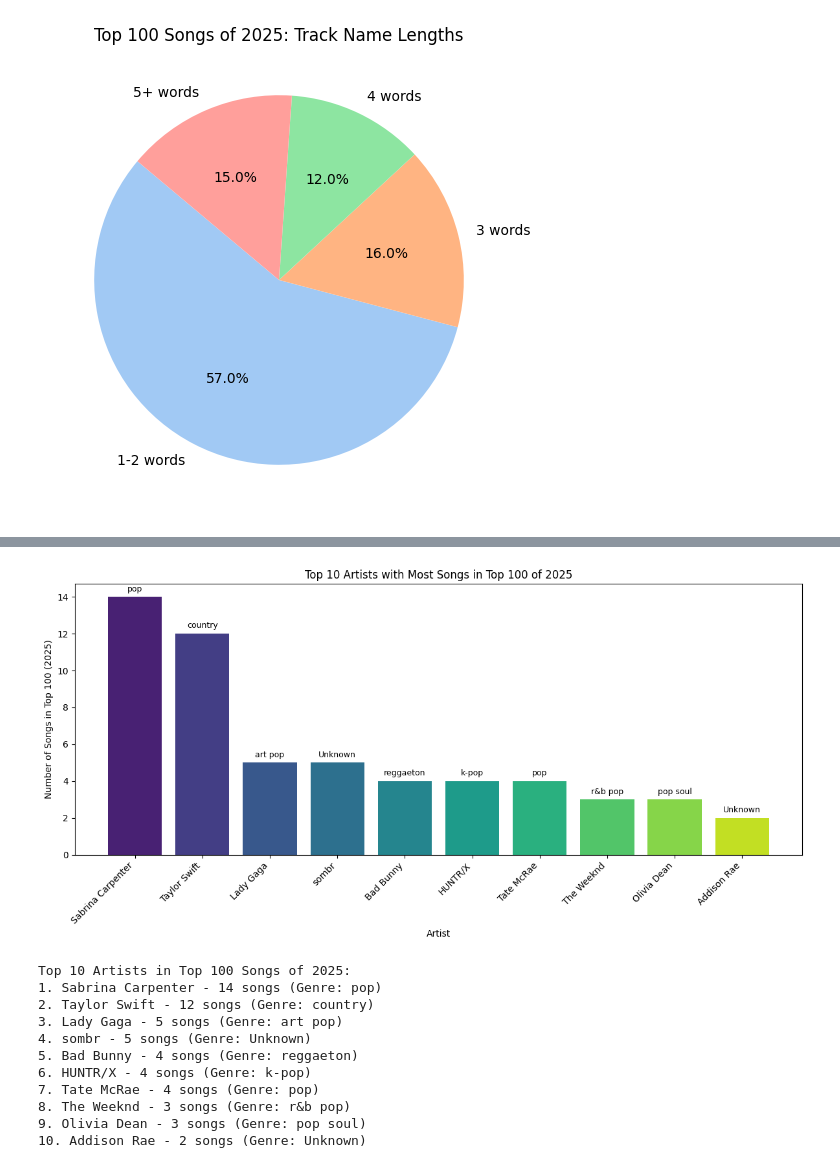
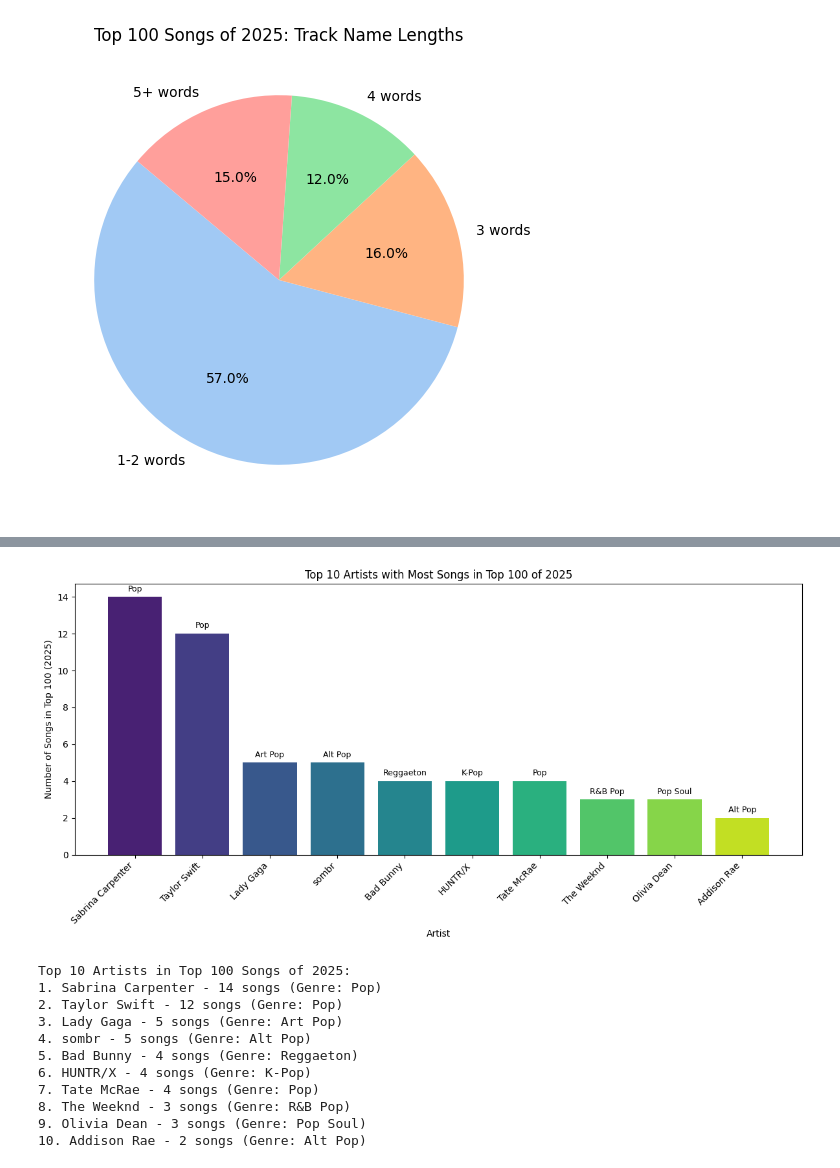
Before and after one commit to carlosdrevins1/Project-Programming-1, a Jupyter notebook: official work space for spotify data set.ipynb, the cells around one changed output, grey strips where cells are left out. Saved outputs shown, nothing was run; the diff lists cells and outputs as text; code cells hidden in the pictures.

```diff
--- a/official work space for spotify data set.ipynb
+++ b/official work space for spotify data set.ipynb
@@ -81,11 +55,0 @@ plt.show()
-# %%
-# Top 10 artists by artist_popularity with their genres
-a = df[['artist_name', 'artist_popularity', 'artist_followers', 'artist_genres']].dropna(subset=['artist_name'])
-# keep the best row per artist by highest artist_popularity, then followers as tiebreaker
-a = a.sort_values(['artist_popularity', 'artist_followers'], ascending=False).drop_duplicates(subset=['artist_name'])
-top_artists = a.head(10)
-
-# display concise results
-for i, row in enumerate(top_artists.itertuples(index=False), 1):
-    genres = (row.artist_genres or '').strip() if pd.notna(row.artist_genres) else 'N/A'
-    print(f"{i}. {row.artist_name} — popularity: {row.artist_popularity}, followers: {row.artist_followers}, genres: {genres}")
@@ -199,4 +303,25 @@ Passing `palette` without assigning `hue` is deprecated and will be removed in v
 # %%
+import pandas as pd
+import seaborn as sns
+import matplotlib.pyplot as plt
+
+# Load dataset
+df = pd.read_csv("spotify_data clean.csv")
+
+# Convert album_release_date to datetime and extract year
+df['album_release_date'] = pd.to_datetime(df['album_release_date'], errors='coerce')
+df['year'] = df['album_release_date'].dt.year
+
+# Filter only songs released in 2025
+df_2025 = df[df['year'] == 2025]
+
+# Define column names
+artist_col = "artist_name"
+pop_col = "track_popularity"
+
+# Get top 100 songs for 2025 by track popularity
+top100_2025 = df_2025.sort_values(by=pop_col, ascending=False).head(100)
+
 # Get top 10 artists by track count in top 100 of 2025
 top10_artists_in_top100 = top100_2025.groupby(artist_col).size().sort_values(ascending=False).head(10)
 
@@ -214,45 +339,56 @@ for artist_name in top10_artists_in_top100.index:
         primary_genre = genre_str.split(',')[0].strip()
     else:
         primary_genre = 'Unknown'
+
+    # Override genres for specific artists
+    if artist_name == "Taylor Swift":
+        primary_genre = "Pop"
+    elif artist_name == "Addison Rae":
+        primary_genre = "Alt Pop"
+    elif artist_name.lower() == "sombr":
+        primary_genre = "Alt Pop"
+
+    # Capitalize every genre string
+    primary_genre = primary_genre.title()
 
     artist_genre_data.append({
         'artist': artist_name,
         'tracks': track_count,
         'genre': primary_genre
     })
 
 # Create dataframe for plotting
 plot_df = pd.DataFrame(artist_genre_data)
 
 # Plot
 plt.figure(figsize=(12, 6))
 bars = plt.bar(range(len(plot_df)), plot_df['tracks'], color=sns.color_palette('viridis', len(plot_df)))
 plt.xticks(range(len(plot_df)), plot_df['artist'], rotation=45, ha='right')
 plt.xlabel('Artist')
 plt.ylabel('Number of Songs in Top 100 (2025)')
 plt.title('Top 10 Artists with Most Songs in Top 100 of 2025')
 
 # Add genre labels on top of bars
 for i, (tracks, genre) in enumerate(zip(plot_df['tracks'], plot_df['genre'])):
-    plt.text(i, tracks + 0.2, f'{genre}', ha='center', va='bottom', fontsize=9, rotation=0)
+    plt.text(i, tracks + 0.2, f'{genre}', ha='center', va='bottom', fontsize=9)
 
 plt.tight_layout()
 plt.show()
 
 # Print summary
 print("\nTop 10 Artists in Top 100 Songs of 2025:")
 for i, row in plot_df.iterrows():
     print(f"{i+1}. {row['artist']} - {row['tracks']} songs (Genre: {row['genre']})")
 # %% [output]
-[figure, old version]
+[figure, new version]
 Top 10 Artists in Top 100 Songs of 2025:
-1. Sabrina Carpenter - 14 songs (Genre: pop)
-2. Taylor Swift - 12 songs (Genre: country)
-3. Lady Gaga - 5 songs (Genre: art pop)
-4. sombr - 5 songs (Genre: Unknown)
-5. Bad Bunny - 4 songs (Genre: reggaeton)
-6. HUNTR/X - 4 songs (Genre: k-pop)
-7. Tate McRae - 4 songs (Genre: pop)
-8. The Weeknd - 3 songs (Genre: r&b pop)
-9. Olivia Dean - 3 songs (Genre: pop soul)
-10. Addison Rae - 2 songs (Genre: Unknown)
+1. Sabrina Carpenter - 14 songs (Genre: Pop)
+2. Taylor Swift - 12 songs (Genre: Pop)
+3. Lady Gaga - 5 songs (Genre: Art Pop)
+4. sombr - 5 songs (Genre: Alt Pop)
+5. Bad Bunny - 4 songs (Genre: Reggaeton)
+6. HUNTR/X - 4 songs (Genre: K-Pop)
+7. Tate McRae - 4 songs (Genre: Pop)
+8. The Weeknd - 3 songs (Genre: R&B Pop)
+9. Olivia Dean - 3 songs (Genre: Pop Soul)
+10. Addison Rae - 2 songs (Genre: Alt Pop)
```
Also changed, not shown: parts of 14 cells of this notebook.
